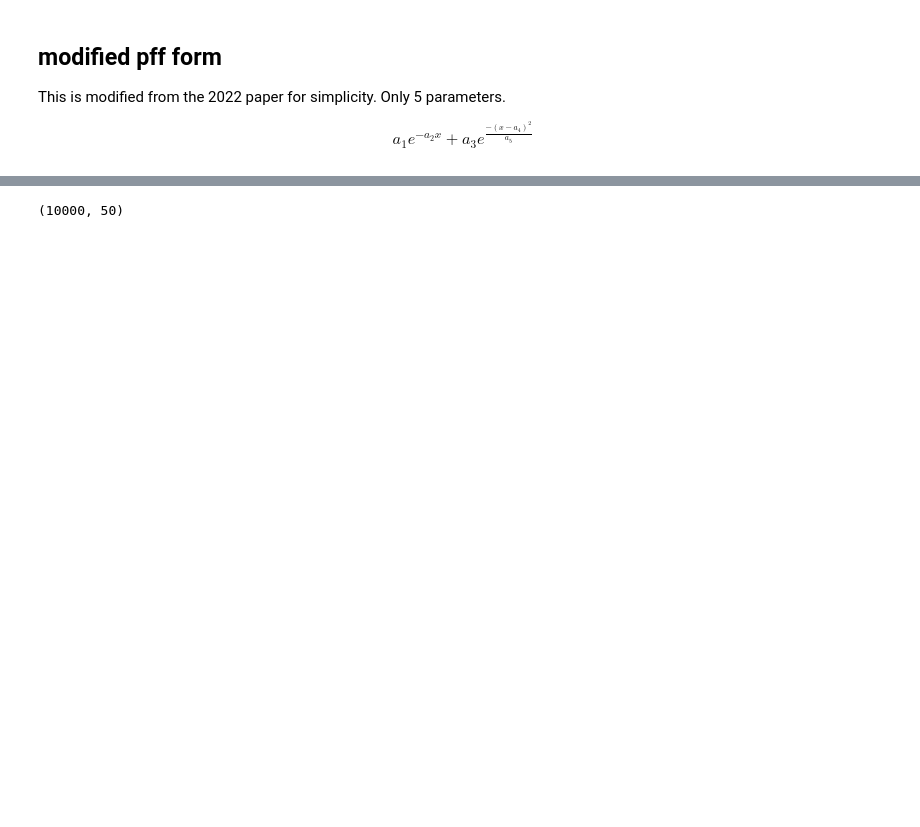
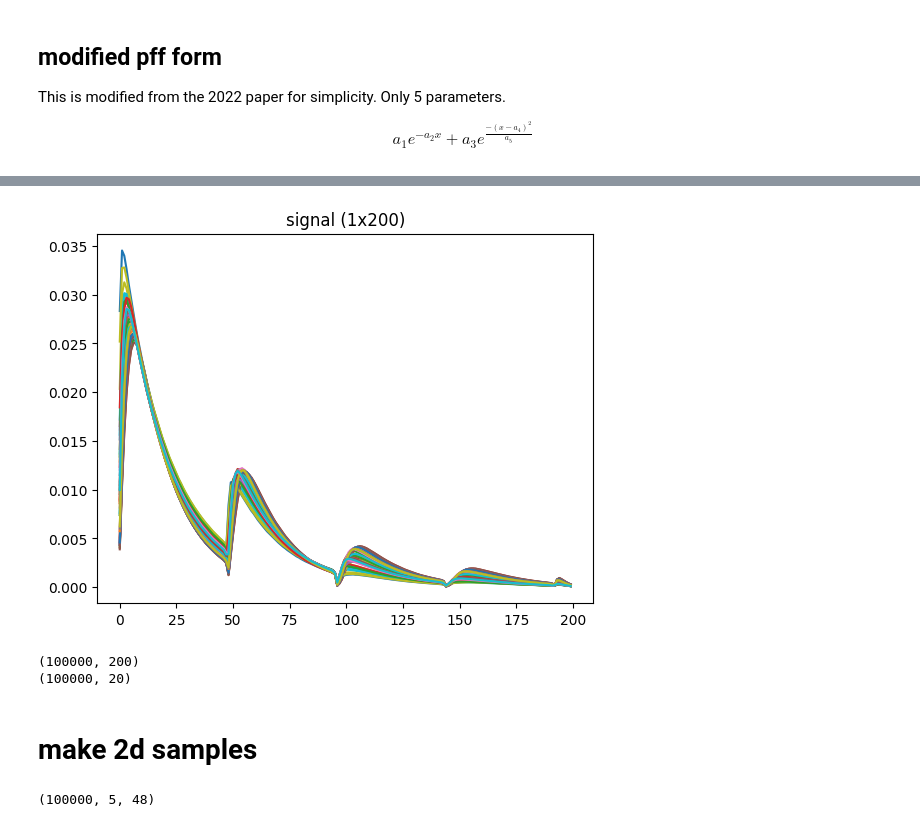
Before and after one commit to LivingW123/SAS-Analysis-Laser, a Jupyter notebook: gen_train_data.ipynb, the cells around one changed output, grey strips where cells are left out. Saved outputs shown, nothing was run; the diff lists cells and outputs as text; code cells hidden in the pictures; blank space fills up the shorter version.

```diff
--- a/gen_train_data.ipynb
+++ b/gen_train_data.ipynb
@@ -51,4 +79,14 @@ for i in range(50):
+# %%
+plt.title('signal (1x200)')
+for i in range(50):
+    plt.plot(data_samples_1d[i]/np.trapezoid(data_samples_1d[i]))
+# %% [output]
+[figure, added]
 # %%
-data_samples.shape  # this is the new training set
+print(data_samples_1d.shape)  # this is the new X
+print(data_labels.shape)  # this is the new Y
 # %% [output]
-(10000, 50)
+(100000, 200)
+(100000, 20)
+# %% [markdown]
+# make 2d samples
@@ -54,0 +100,4 @@ data_samples.shape  # this is the new training set
+# %%
+print(data_samples_2d.shape)  # this is the new X, if you're doing a 2D model
+# %% [output]
+(100000, 5, 48)
```
Also changed, not shown: parts of 9 cells of this notebook, 8 other files.
